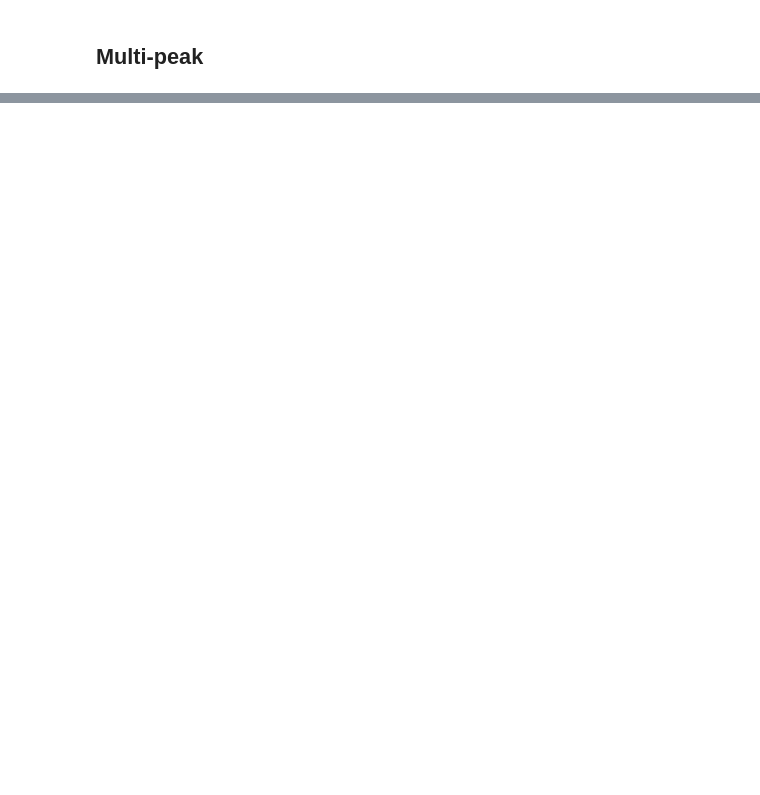
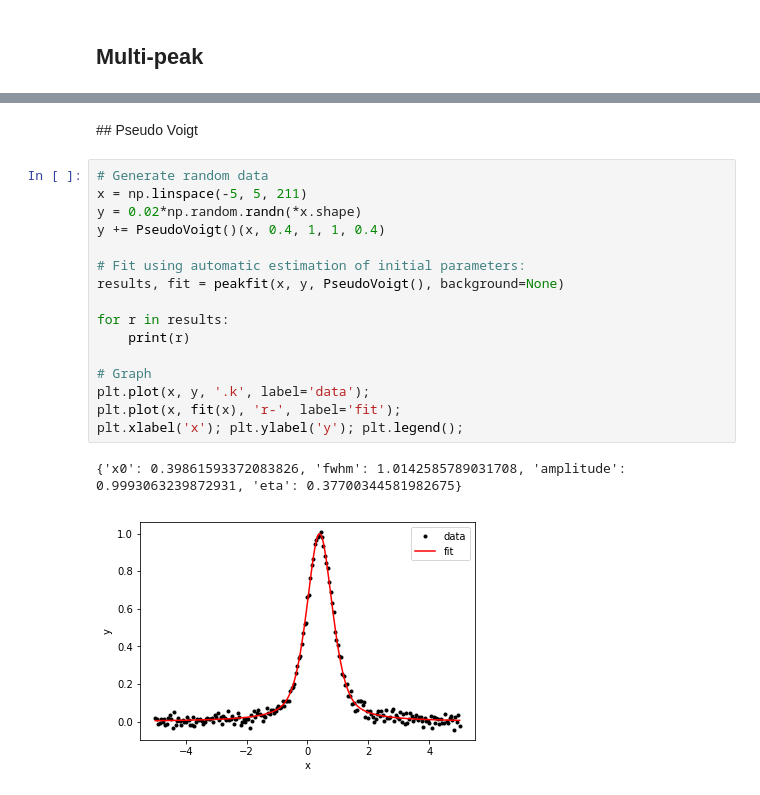
Before and after one commit to xdze2/peakfit, a Jupyter notebook: test_peakfit.ipynb, the cells around one changed output, grey strips where cells are left out. Cells and saved outputs as stored; diff of their text form; blank space fills up the shorter version.

Commit message:
add PseudoVoigt function

```diff
--- a/test_peakfit.ipynb
+++ b/test_peakfit.ipynb
@@ -113,0 +117,21 @@ plt.xlabel('x'); plt.ylabel('y'); plt.legend();
+# %% [markdown]
+## Pseudo Voigt
+# %%
+# Generate random data
+x = np.linspace(-5, 5, 211)
+y = 0.02*np.random.randn(*x.shape)
+y += PseudoVoigt()(x, 0.4, 1, 1, 0.4)
+
+# Fit using automatic estimation of initial parameters:
+results, fit = peakfit(x, y, PseudoVoigt(), background=None)
+
+for r in results:
+    print(r)
+
+# Graph
+plt.plot(x, y, '.k', label='data');
+plt.plot(x, fit(x), 'r-', label='fit');
+plt.xlabel('x'); plt.ylabel('y'); plt.legend();
+# %% [output]
+{'x0': 0.39861593372083826, 'fwhm': 1.0142585789031708, 'amplitude': 0.9993063239872931, 'eta': 0.37700344581982675}
+[figure, added]
```
Also changed, not shown: parts of 5 cells of this notebook, 2 other files.
